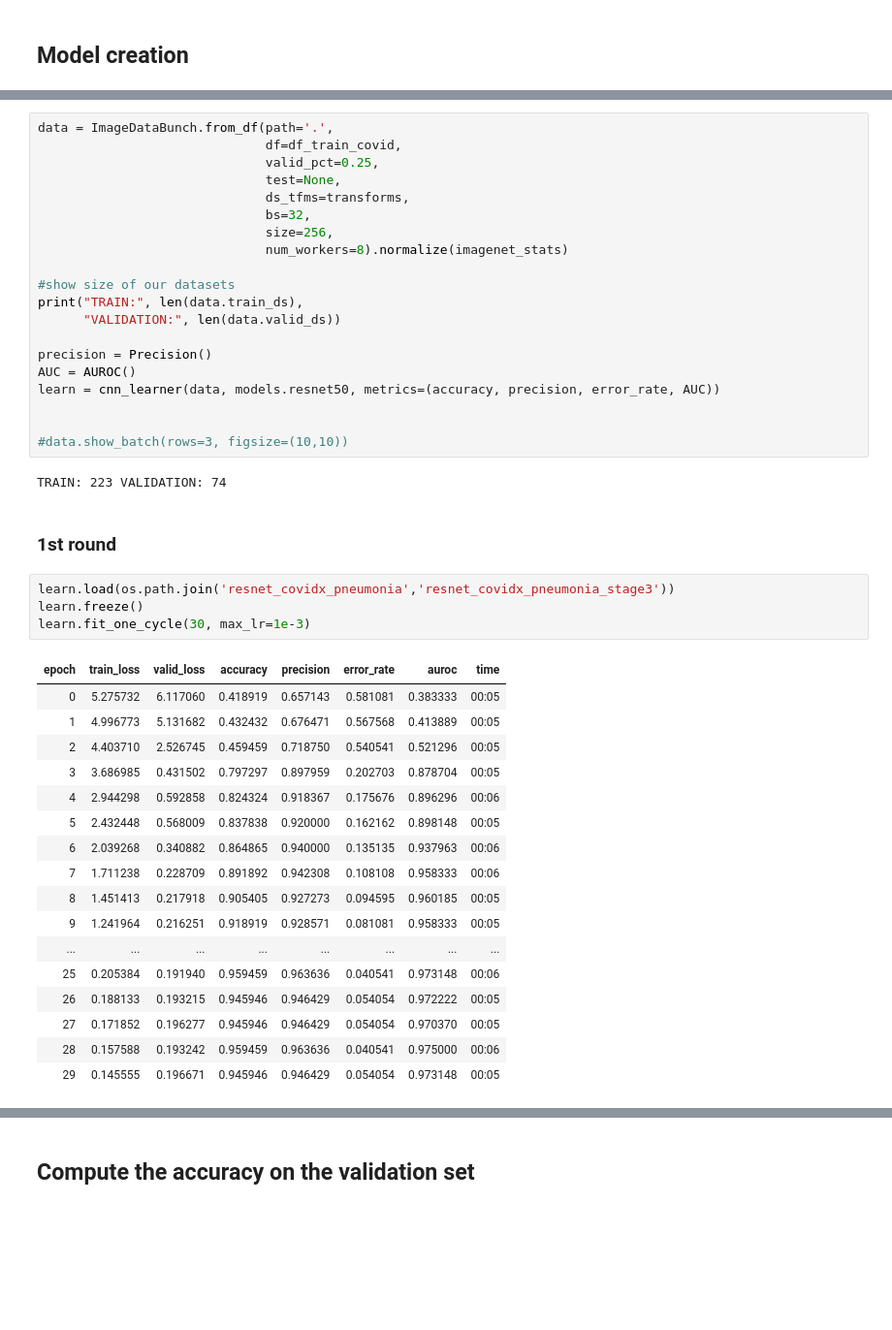
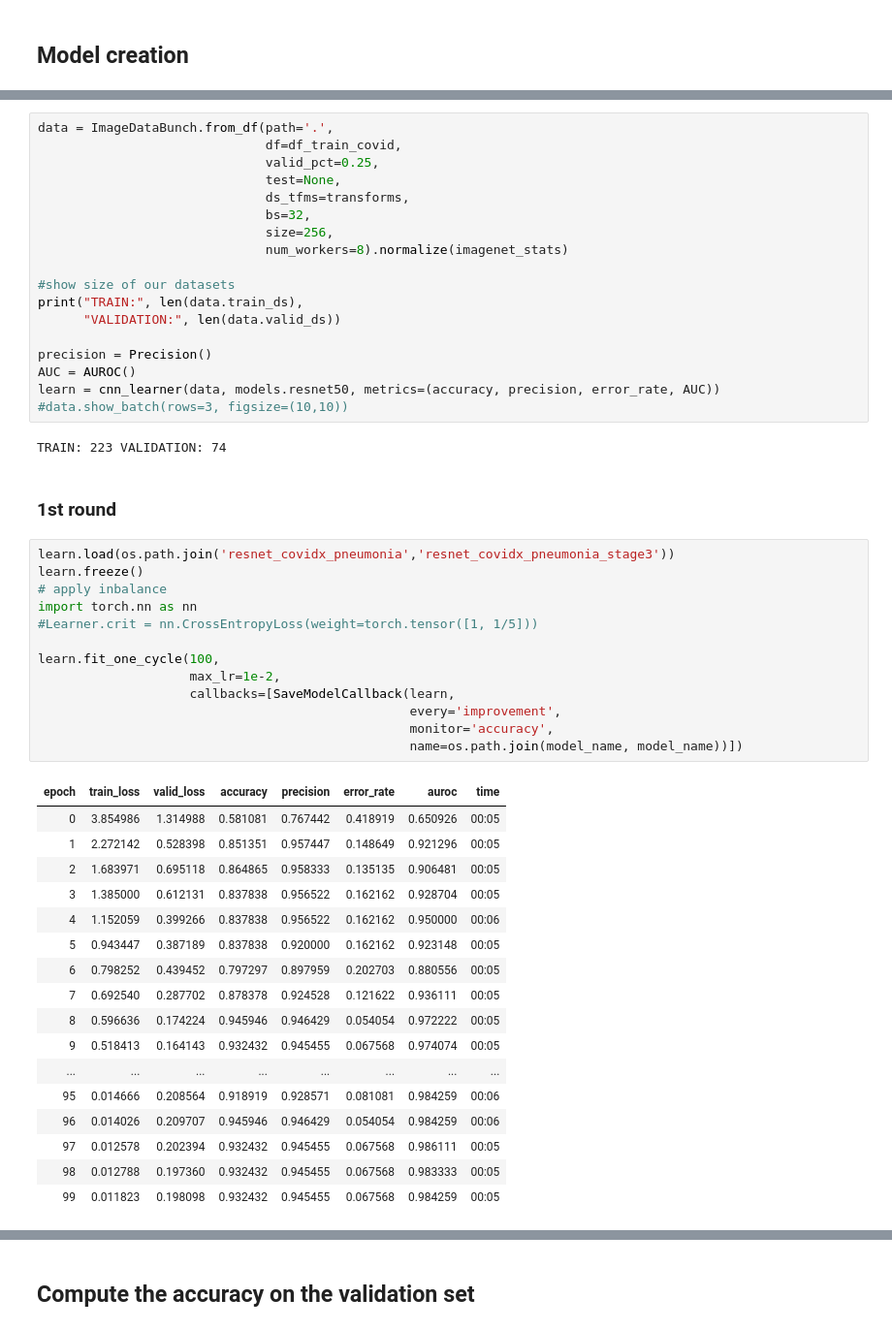
Before and after one commit to NIC-VICOROB/COVID19, a Jupyter notebook: models/COVID-ResNet/COVID-ResNet_two_stage.ipynb, the cells around one changed output, grey strips where cells are left out. Shown: that part at 97% size. Cells and saved outputs as stored; diff of their text form; blank space fills up the shorter version.

```diff
--- a/models/COVID-ResNet/COVID-ResNet_two_stage.ipynb
+++ b/models/COVID-ResNet/COVID-ResNet_two_stage.ipynb
@@ -395,32 +396,39 @@ print("TRAIN:", len(data.train_ds),
 precision = Precision()
 AUC = AUROC()
 learn = cnn_learner(data, models.resnet50, metrics=(accuracy, precision, error_rate, AUC))
-
-
 #data.show_batch(rows=3, figsize=(10,10))
 # %% [output]
 TRAIN: 223 VALIDATION: 74
 # %% [markdown]
 ### 1st round
-# %%
-learn.load(os.path.join('resnet_covidx_pneumonia','resnet_covidx_pneumonia_stage3'))
-learn.freeze()
-learn.fit_one_cycle(30, max_lr=1e-3)
-# %% [output]
-| epoch | train_loss | valid_loss | accuracy | precision | error_rate | auroc | time |
-| 0 | 5.275732 | 6.117060 | 0.418919 | 0.657143 | 0.581081 | 0.383333 | 00:05 |
-| 1 | 4.996773 | 5.131682 | 0.432432 | 0.676471 | 0.567568 | 0.413889 | 00:05 |
-| 2 | 4.403710 | 2.526745 | 0.459459 | 0.718750 | 0.540541 | 0.521296 | 00:05 |
-| 3 | 3.686985 | 0.431502 | 0.797297 | 0.897959 | 0.202703 | 0.878704 | 00:05 |
-| 4 | 2.944298 | 0.592858 | 0.824324 | 0.918367 | 0.175676 | 0.896296 | 00:06 |
-| 5 | 2.432448 | 0.568009 | 0.837838 | 0.920000 | 0.162162 | 0.898148 | 00:05 |
-| 6 | 2.039268 | 0.340882 | 0.864865 | 0.940000 | 0.135135 | 0.937963 | 00:06 |
-| 7 | 1.711238 | 0.228709 | 0.891892 | 0.942308 | 0.108108 | 0.958333 | 00:06 |
-| 8 | 1.451413 | 0.217918 | 0.905405 | 0.927273 | 0.094595 | 0.960185 | 00:05 |
-| 9 | 1.241964 | 0.216251 | 0.918919 | 0.928571 | 0.081081 | 0.958333 | 00:05 |
-| ... | ... | ... | ... | ... | ... | ... | ... |
-| 25 | 0.205384 | 0.191940 | 0.959459 | 0.963636 | 0.040541 | 0.973148 | 00:06 |
-| 26 | 0.188133 | 0.193215 | 0.945946 | 0.946429 | 0.054054 | 0.972222 | 00:05 |
-| 27 | 0.171852 | 0.196277 | 0.945946 | 0.946429 | 0.054054 | 0.970370 | 00:05 |
-| 28 | 0.157588 | 0.193242 | 0.959459 | 0.963636 | 0.040541 | 0.975000 | 00:06 |
-| 29 | 0.145555 | 0.196671 | 0.945946 | 0.946429 | 0.054054 | 0.973148 | 00:05 |
+# %%
+learn.load(os.path.join('resnet_covidx_pneumonia','resnet_covidx_pneumonia_stage3'))
+learn.freeze()
+# apply inbalance
+import torch.nn as nn
+#Learner.crit = nn.CrossEntropyLoss(weight=torch.tensor([1, 1/5]))
+
+learn.fit_one_cycle(100,
+                    max_lr=1e-2,
+                    callbacks=[SaveModelCallback(learn,
+                                                 every='improvement',
+                                                 monitor='accuracy',
+                                                 name=os.path.join(model_name, model_name))])
+# %% [output]
+| epoch | train_loss | valid_loss | accuracy | precision | error_rate | auroc | time |
+| 0 | 3.854986 | 1.314988 | 0.581081 | 0.767442 | 0.418919 | 0.650926 | 00:05 |
+| 1 | 2.272142 | 0.528398 | 0.851351 | 0.957447 | 0.148649 | 0.921296 | 00:05 |
+| 2 | 1.683971 | 0.695118 | 0.864865 | 0.958333 | 0.135135 | 0.906481 | 00:05 |
+| 3 | 1.385000 | 0.612131 | 0.837838 | 0.956522 | 0.162162 | 0.928704 | 00:05 |
+| 4 | 1.152059 | 0.399266 | 0.837838 | 0.956522 | 0.162162 | 0.950000 | 00:06 |
+| 5 | 0.943447 | 0.387189 | 0.837838 | 0.920000 | 0.162162 | 0.923148 | 00:05 |
+| 6 | 0.798252 | 0.439452 | 0.797297 | 0.897959 | 0.202703 | 0.880556 | 00:05 |
+| 7 | 0.692540 | 0.287702 | 0.878378 | 0.924528 | 0.121622 | 0.936111 | 00:05 |
+| 8 | 0.596636 | 0.174224 | 0.945946 | 0.946429 | 0.054054 | 0.972222 | 00:05 |
+| 9 | 0.518413 | 0.164143 | 0.932432 | 0.945455 | 0.067568 | 0.974074 | 00:05 |
+| ... | ... | ... | ... | ... | ... | ... | ... |
+| 95 | 0.014666 | 0.208564 | 0.918919 | 0.928571 | 0.081081 | 0.984259 | 00:06 |
+| 96 | 0.014026 | 0.209707 | 0.945946 | 0.946429 | 0.054054 | 0.984259 | 00:06 |
+| 97 | 0.012578 | 0.202394 | 0.932432 | 0.945455 | 0.067568 | 0.986111 | 00:05 |
+| 98 | 0.012788 | 0.197360 | 0.932432 | 0.945455 | 0.067568 | 0.983333 | 00:05 |
+| 99 | 0.011823 | 0.198098 | 0.932432 | 0.945455 | 0.067568 | 0.984259 | 00:05 |
```
Also changed, not shown: parts of 11 cells of this notebook, 2 other files.
